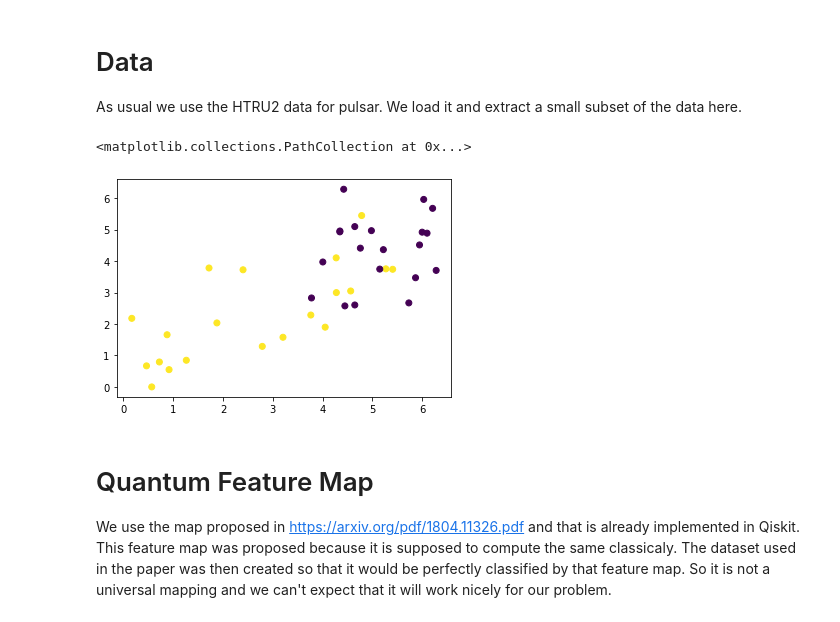
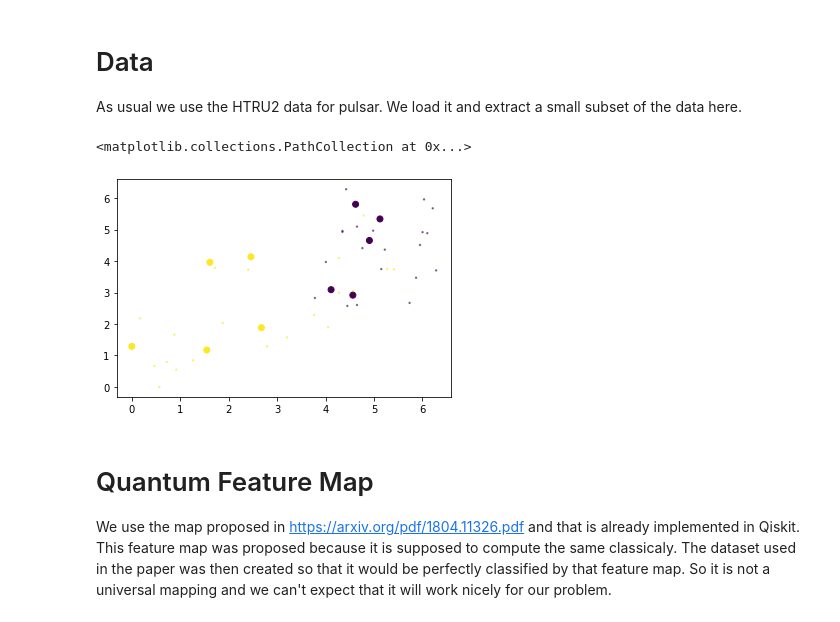
Before and after one commit to NLESC-quantum/quantum_comp, a Jupyter notebook: pulsar_search/ml/kernel/kernel_pulsar_qiskit.ipynb, the cells around one changed output. Drawn from its saved outputs; the diff is of its cells as text; code cells hidden in the pictures.

```diff
--- a/pulsar_search/ml/kernel/kernel_pulsar_qiskit.ipynb
+++ b/pulsar_search/ml/kernel/kernel_pulsar_qiskit.ipynb
@@ -50,30 +50,31 @@ As usual we use the HTRU2 data for pulsar. We load it and extract a small subset
 # %%
 # read the data
 dataset = read_dataset()
 
 # extract a balances subset containing a limited number of points
 npts = 50
 dataset = balance_dataset(dataset, npts)
 
 # only consider a subset of the features
 features = [0,1]
 nfeatures = len(features)
 dataset.features = dataset.features[:,features]
 
 # normalize the data between 0 and 2pi
 dataset.features -= dataset.features.min(0)
 dataset.features /= dataset.features.max(0)
 dataset.features *= 2*np.pi
 
 
 # divide the dataset in train/test
 train_dataset, test_dataset = divide_dataset(dataset, shuffle=False)
 
 # plot the data
-plt.scatter(train_dataset.features[:,0],train_dataset.features[:,1],c=train_dataset.labels)
+plt.scatter(train_dataset.features[:,0],train_dataset.features[:,1],c=train_dataset.labels,s=2,alpha=0.5)
+plt.scatter(test_dataset.features[:,0],test_dataset.features[:,1],c=test_dataset.labels)
 # %% [output]
 <matplotlib.collections.PathCollection at 0x...>
-[figure, old version]
+[figure, new version]
 # %% [markdown]
 # Quantum Feature Map
 
```
Also changed, not shown: parts of 1 cell of this notebook, 5 other files.
